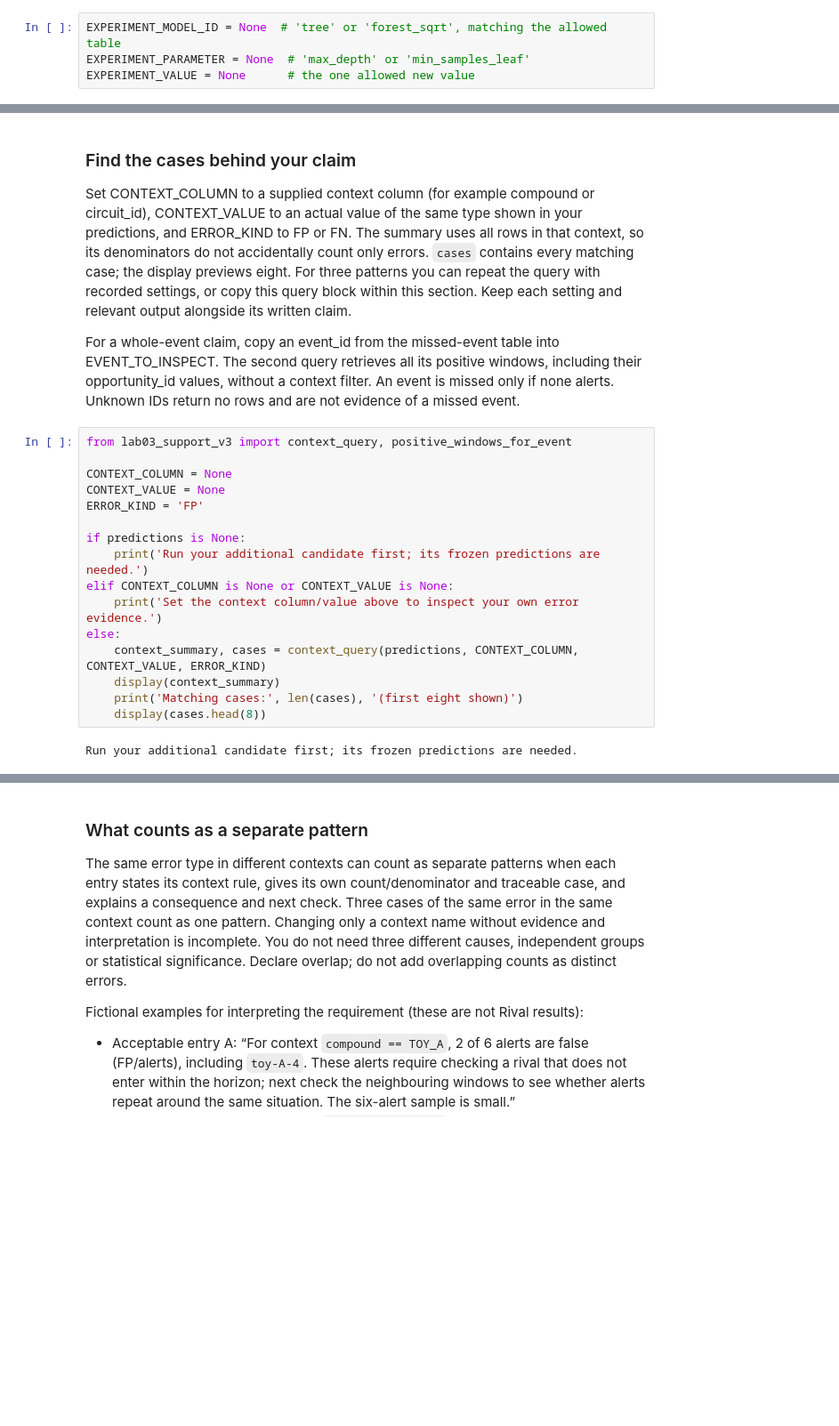
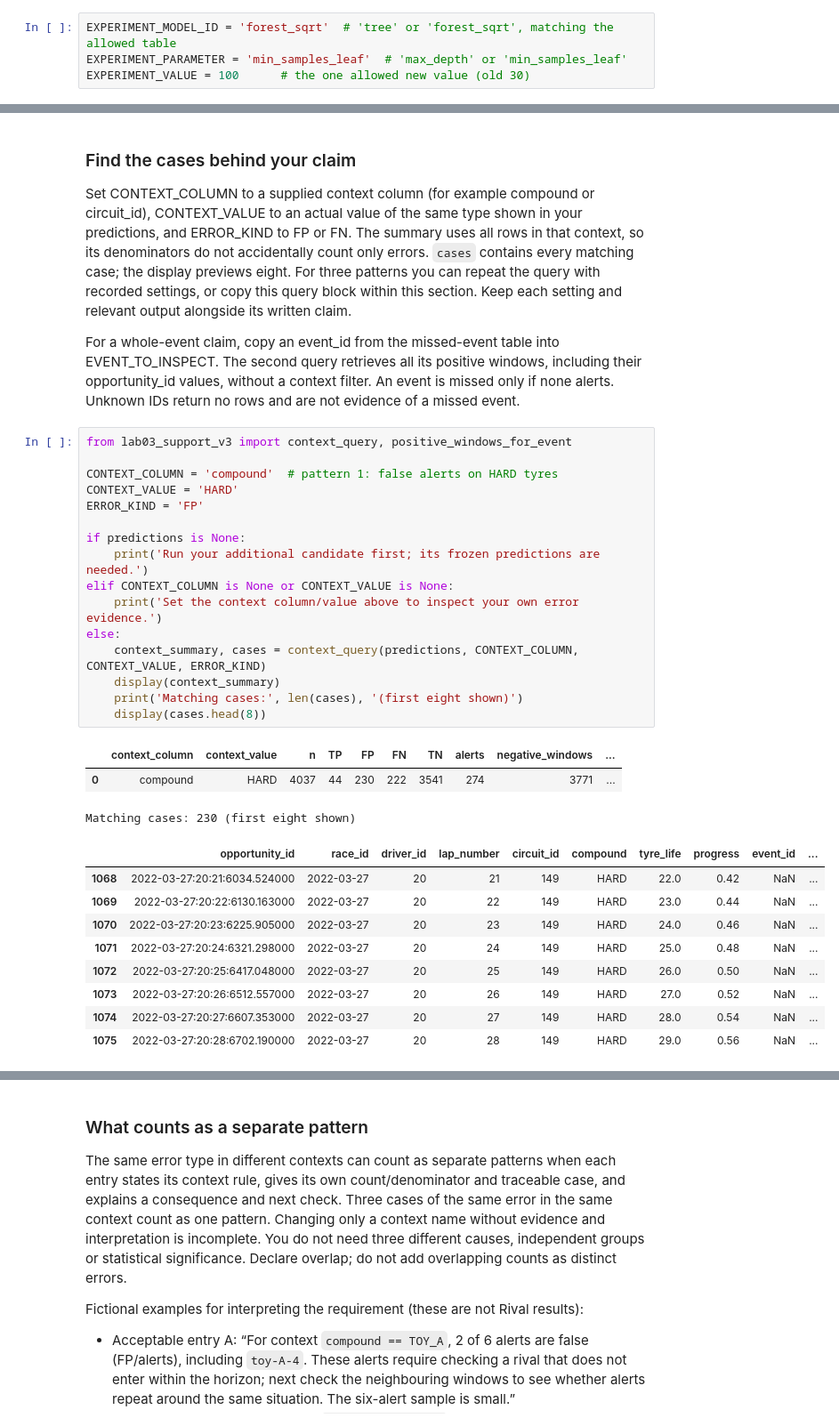
Before and after one commit to m1lvn/ai-workshop-labs, a Jupyter notebook: labs/lab_03/Lab03_ModelComparison_Student_v3.ipynb, the cells around one changed output, grey strips where cells are left out. Shown at 89% size. Cells and saved outputs as stored; diff of their text form; blank space fills up the shorter version.

```diff
--- a/labs/lab_03/Lab03_ModelComparison_Student_v3.ipynb
+++ b/labs/lab_03/Lab03_ModelComparison_Student_v3.ipynb
@@ -167,9 +172,9 @@ under the same policy, so the numeric threshold may differ. This compares the re
 
 Choose one additional configuration. Repeating that same configuration for debugging or Restart + Run All is allowed. Disclose any different configurations you already tried; do not hide a search.
 # %%
-EXPERIMENT_MODEL_ID = None  # 'tree' or 'forest_sqrt', matching the allowed table
-EXPERIMENT_PARAMETER = None  # 'max_depth' or 'min_samples_leaf'
-EXPERIMENT_VALUE = None      # the one allowed new value
+EXPERIMENT_MODEL_ID = 'forest_sqrt'  # 'tree' or 'forest_sqrt', matching the allowed table
+EXPERIMENT_PARAMETER = 'min_samples_leaf'  # 'max_depth' or 'min_samples_leaf'
+EXPERIMENT_VALUE = 100      # the one allowed new value (old 30)
 # %%
 change = None
 policies = dict(base_policies)
@@ -243,18 +325,29 @@ For a whole-event claim, copy an event_id from the missed-event table into EVENT
 # %%
 from lab03_support_v3 import context_query, positive_windows_for_event
 
-CONTEXT_COLUMN = None
-CONTEXT_VALUE = None
+CONTEXT_COLUMN = 'compound'  # pattern 1: false alerts on HARD tyres
+CONTEXT_VALUE = 'HARD'
 ERROR_KIND = 'FP'
 
 if predictions is None:
     print('Run your additional candidate first; its frozen predictions are needed.')
 elif CONTEXT_COLUMN is None or CONTEXT_VALUE is None:
     print('Set the context column/value above to inspect your own error evidence.')
 else:
     context_summary, cases = context_query(predictions, CONTEXT_COLUMN, CONTEXT_VALUE, ERROR_KIND)
     display(context_summary)
     print('Matching cases:', len(cases), '(first eight shown)')
     display(cases.head(8))
 # %% [output]
+|  | context_column | context_value | n | TP | FP | FN | TN | alerts | negative_windows | ... |
+| 0 | compound | HARD | 4037 | 44 | 230 | 222 | 3541 | 274 | 3771 | ... |
-Run your additional candidate first; its frozen predictions are needed.
+Matching cases: 230 (first eight shown)
+|  | opportunity_id | race_id | driver_id | lap_number | circuit_id | compound | tyre_life | progress | event_id | ... |
+| 1068 | 2022-03-27:20:21:6034.524000 | 2022-03-27 | 20 | 21 | 149 | HARD | 22.0 | 0.42 | NaN | ... |
+| 1069 | 2022-03-27:20:22:6130.163000 | 2022-03-27 | 20 | 22 | 149 | HARD | 23.0 | 0.44 | NaN | ... |
+| 1070 | 2022-03-27:20:23:6225.905000 | 2022-03-27 | 20 | 23 | 149 | HARD | 24.0 | 0.46 | NaN | ... |
+| 1071 | 2022-03-27:20:24:6321.298000 | 2022-03-27 | 20 | 24 | 149 | HARD | 25.0 | 0.48 | NaN | ... |
+| 1072 | 2022-03-27:20:25:6417.048000 | 2022-03-27 | 20 | 25 | 149 | HARD | 26.0 | 0.50 | NaN | ... |
+| 1073 | 2022-03-27:20:26:6512.557000 | 2022-03-27 | 20 | 26 | 149 | HARD | 27.0 | 0.52 | NaN | ... |
+| 1074 | 2022-03-27:20:27:6607.353000 | 2022-03-27 | 20 | 27 | 149 | HARD | 28.0 | 0.54 | NaN | ... |
+| 1075 | 2022-03-27:20:28:6702.190000 | 2022-03-27 | 20 | 28 | 149 | HARD | 29.0 | 0.56 | NaN | ... |
```
Also changed, not shown: parts of 11 cells of this notebook, 9 other files.
